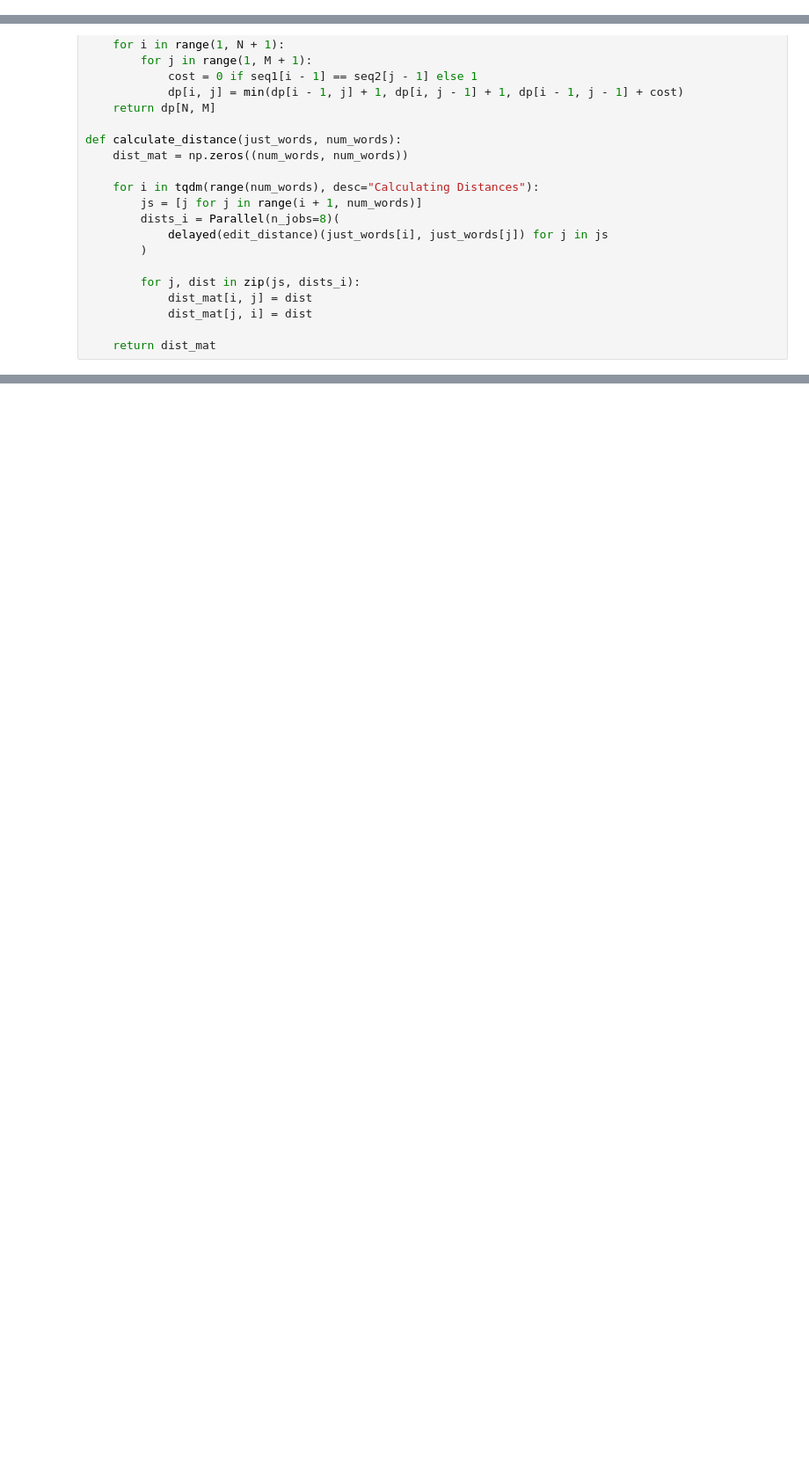
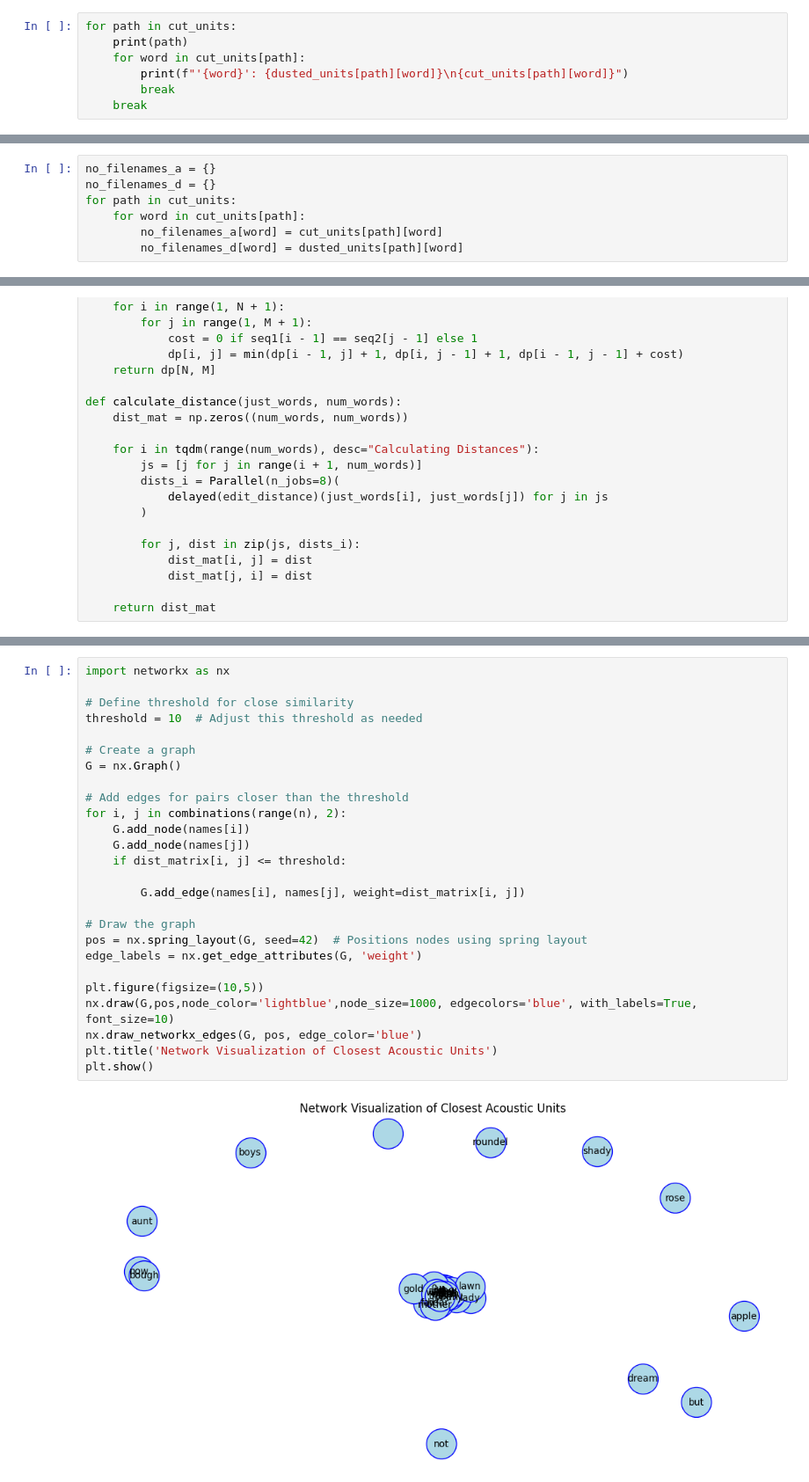
Before and after one commit to adendorffy/acoustic-unit-discovery, a Jupyter notebook: acoustic_units/au_pipeline.ipynb, the cells around one changed output, grey strips where cells are left out. Shown at 88% size. Cells and saved outputs as stored; diff of their text form; blank space fills up the shorter version.

```diff
--- a/acoustic_units/au_pipeline.ipynb
+++ b/acoustic_units/au_pipeline.ipynb
@@ -187,0 +290,7 @@ for w in filenames:
+# %%
+for path in cut_units:
+    print(path)
+    for word in cut_units[path]:
+        print(f"'{word}': {dusted_units[path][word]}\n{cut_units[path][word]}")
+        break
+    break
@@ -210,3 +323,10 @@ print(num_words)
+# %%
+no_filenames_a = {}
+no_filenames_d = {}
+for path in cut_units:
+    for word in cut_units[path]:
+        no_filenames_a[word] = cut_units[path][word]
+        no_filenames_d[word] = dusted_units[path][word]
 # %%
 from joblib import Parallel, delayed
 
@@ -270,3 +435,31 @@ print(dist_mat[0:5, 0:5])
+# %%
+import networkx as nx
+
+# Define threshold for close similarity
+threshold = 10  # Adjust this threshold as needed
+
+# Create a graph
+G = nx.Graph()
+
+# Add edges for pairs closer than the threshold
+for i, j in combinations(range(n), 2):
+    G.add_node(names[i])
+    G.add_node(names[j])
+    if dist_matrix[i, j] <= threshold:
+
+        G.add_edge(names[i], names[j], weight=dist_matrix[i, j])
+
+# Draw the graph
+pos = nx.spring_layout(G, seed=42)  # Positions nodes using spring layout
+edge_labels = nx.get_edge_attributes(G, 'weight')
+
+plt.figure(figsize=(10,5))
+nx.draw(G,pos,node_color='lightblue',node_size=1000, edgecolors='blue', with_labels=True, font_size=10)
+nx.draw_networkx_edges(G, pos, edge_color='blue')
+plt.title('Network Visualization of Closest Acoustic Units')
+plt.show()
+# %% [output]
+[figure, added]
 # %%
 # Clustering algorithm
 def cluster(dist_mat, distance_threshold):
```
Also changed, not shown: parts of 25 cells of this notebook, 1 other file.
